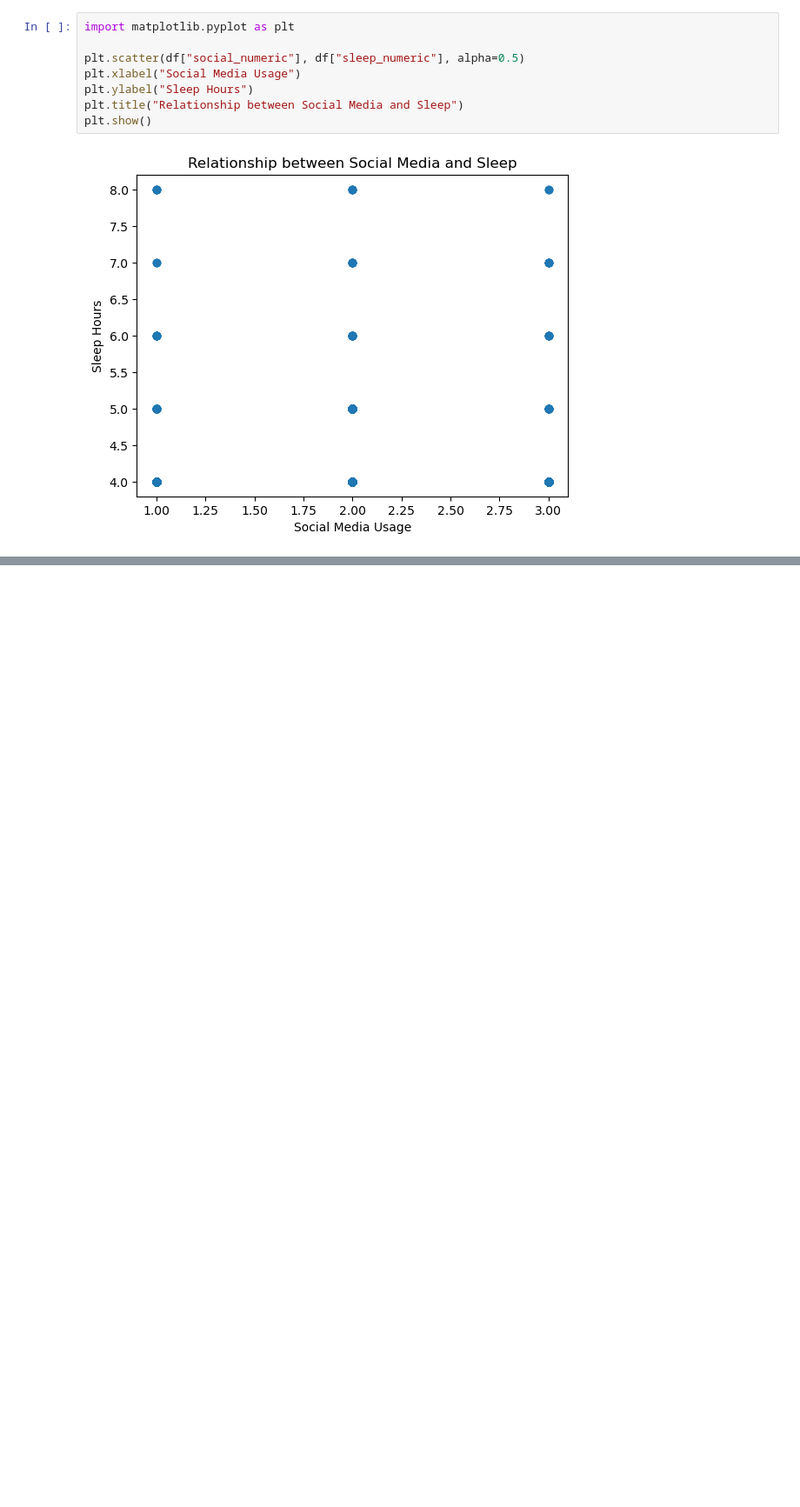
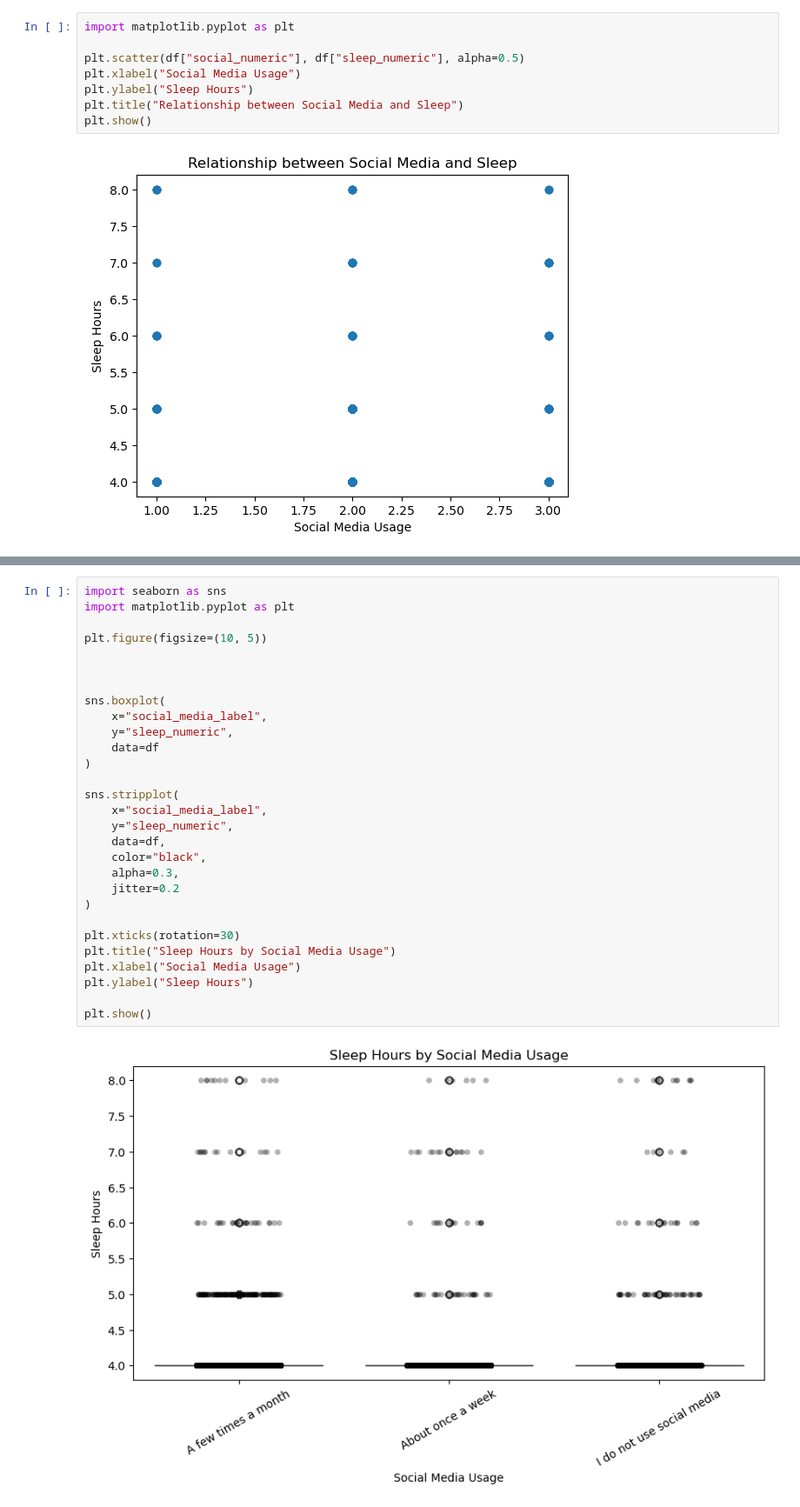
Before and after one commit to mahtabb90/yrbs-sleep-social-media-analysis, a Jupyter notebook: notebooks/yrbs_analysis.ipynb, the cells around one changed output, grey strips where cells are left out. Shown at 87% size. Cells and saved outputs as stored; diff of their text form; blank space fills up the shorter version.

```diff
--- a/notebooks/yrbs_analysis.ipynb
+++ b/notebooks/yrbs_analysis.ipynb
@@ -247,0 +261,31 @@ plt.show()
+# %%
+import seaborn as sns
+import matplotlib.pyplot as plt
+
+plt.figure(figsize=(10, 5))
+
+
+
+sns.boxplot(
+    x="social_media_label",
+    y="sleep_numeric",
+    data=df
+)
+
+sns.stripplot(
+    x="social_media_label",
+    y="sleep_numeric",
+    data=df,
+    color="black",
+    alpha=0.3,
+    jitter=0.2
+)
+
+plt.xticks(rotation=30)
+plt.title("Sleep Hours by Social Media Usage")
+plt.xlabel("Social Media Usage")
+plt.ylabel("Sleep Hours")
+
+plt.show()
+# %% [output]
+[figure, added]
```
Also changed, not shown: parts of 3 cells of this notebook.
